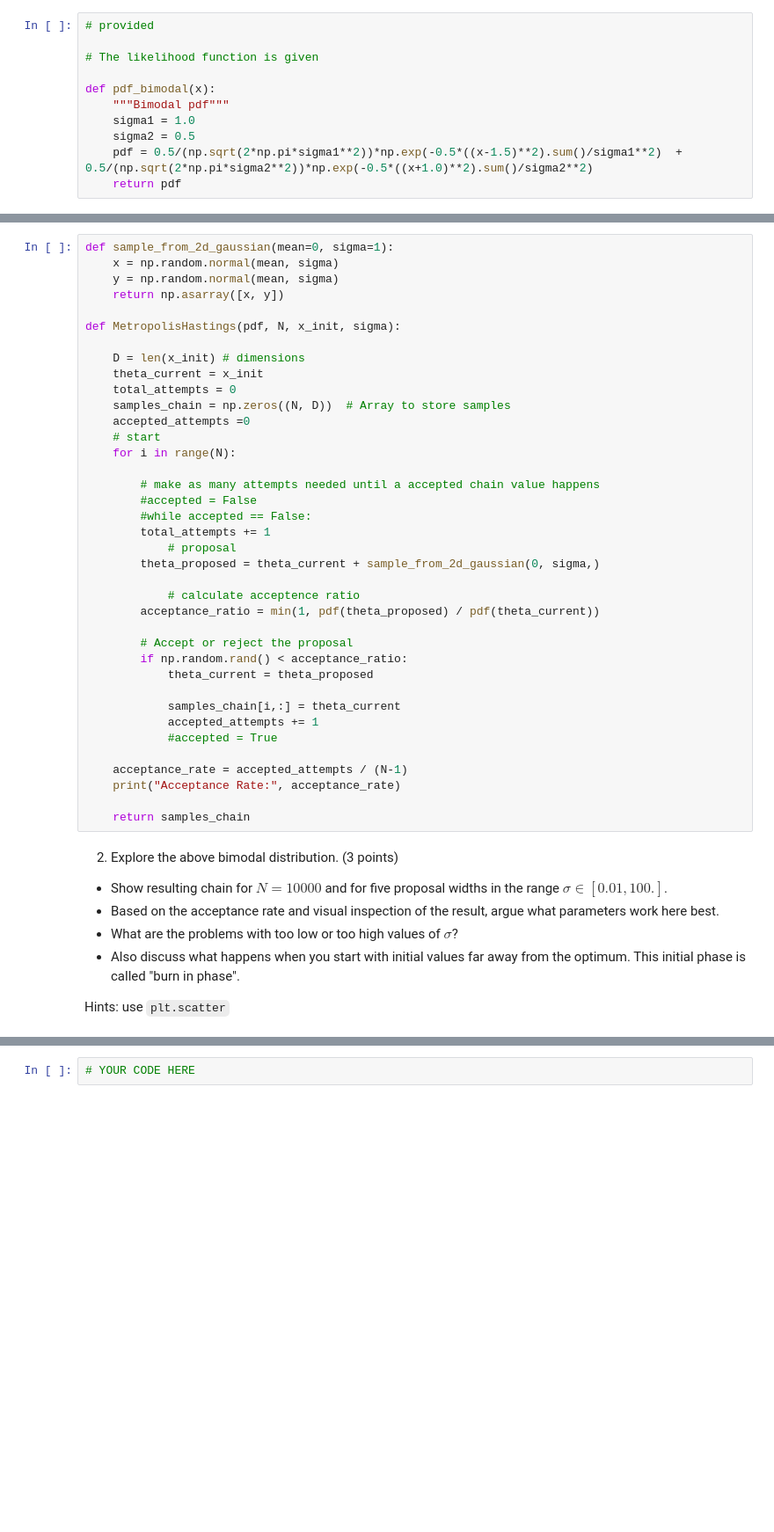
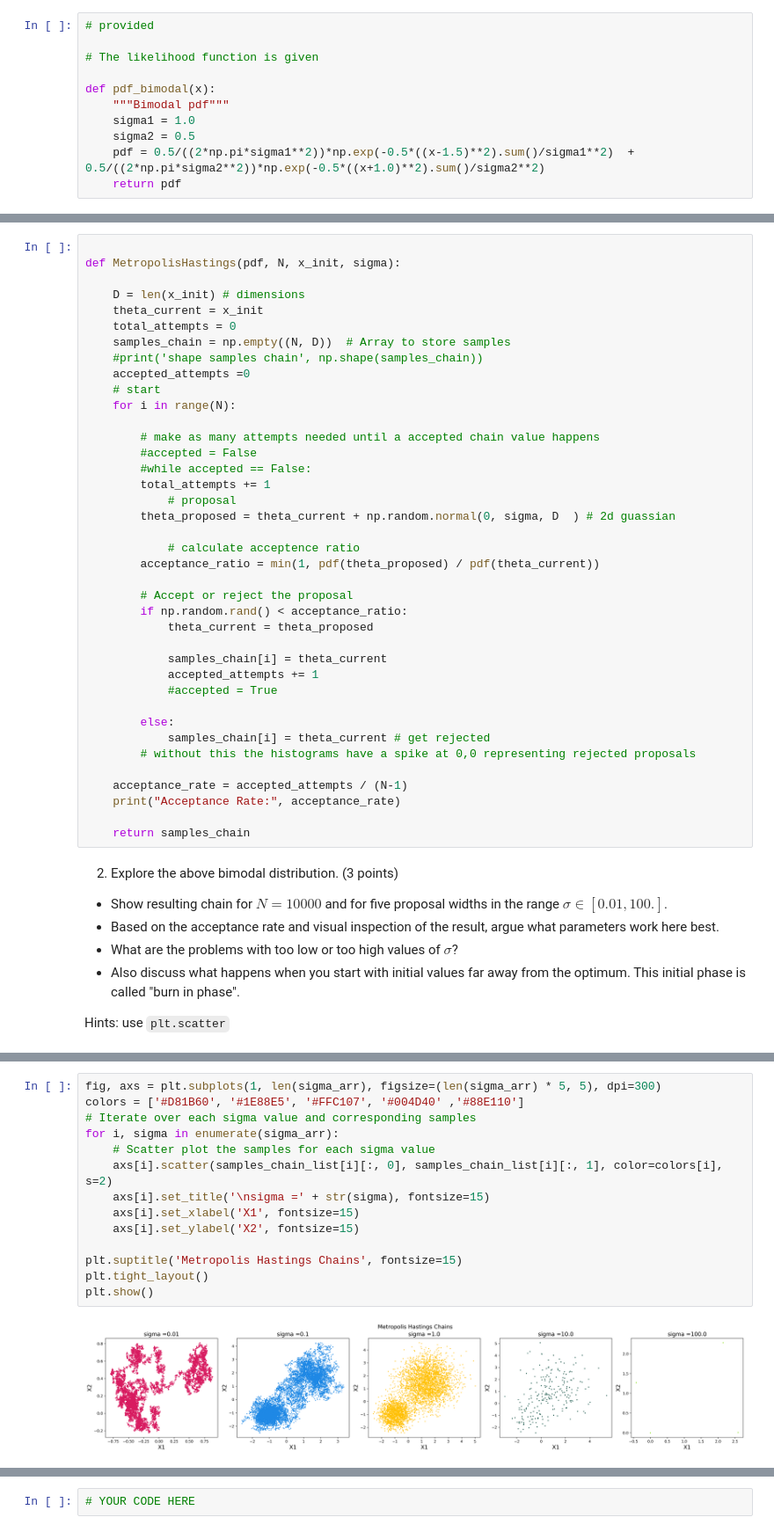
Before and after one commit to afinemax/machine_learning_2024, a Jupyter notebook: hw/ML4PhA_2024_Exercise_sheet_2.ipynb, the cells around one changed output, grey strips where cells are left out. Shown at 88% size. Cells and saved outputs as stored; diff of their text form; blank space fills up the shorter version.

```diff
--- a/hw/ML4PhA_2024_Exercise_sheet_2.ipynb
+++ b/hw/ML4PhA_2024_Exercise_sheet_2.ipynb
@@ -106,7 +106,7 @@ def pdf_bimodal(x):
     """Bimodal pdf"""
     sigma1 = 1.0
     sigma2 = 0.5
-    pdf = 0.5/(np.sqrt(2*np.pi*sigma1**2))*np.exp(-0.5*((x-1.5)**2).sum()/sigma1**2)  +  0.5/(np.sqrt(2*np.pi*sigma2**2))*np.exp(-0.5*((x+1.0)**2).sum()/sigma2**2)
+    pdf = 0.5/((2*np.pi*sigma1**2))*np.exp(-0.5*((x-1.5)**2).sum()/sigma1**2)  +  0.5/((2*np.pi*sigma2**2))*np.exp(-0.5*((x+1.0)**2).sum()/sigma2**2)
     return pdf
 # %% [markdown]
 1. Write your own Metropolish Hastings algorithm. (4 points)
@@ -117,17 +117,14 @@ def pdf_bimodal(x):
 
 Hints: Use `np.random.randn`, `np.random.rand`, `np.array` where appropriate. Write the algorithm such that it works for any dimensions of $\mathbf{x}_0$.
 # %%
-def sample_from_2d_gaussian(mean=0, sigma=1):
-    x = np.random.normal(mean, sigma)
-    y = np.random.normal(mean, sigma)
-    return np.asarray([x, y])
 
 def MetropolisHastings(pdf, N, x_init, sigma):
 
     D = len(x_init) # dimensions
     theta_current = x_init
     total_attempts = 0
-    samples_chain = np.zeros((N, D))  # Array to store samples
+    samples_chain = np.empty((N, D))  # Array to store samples
+    #print('shape samples chain', np.shape(samples_chain))
     accepted_attempts =0
     # start
     for i in range(N):
@@ -137,7 +134,7 @@ def MetropolisHastings(pdf, N, x_init, sigma):
         #while accepted == False:
         total_attempts += 1
             # proposal
-        theta_proposed = theta_current + sample_from_2d_gaussian(0, sigma,)
+        theta_proposed = theta_current + np.random.normal(0, sigma, D  ) # 2d guassian
 
             # calculate acceptence ratio
         acceptance_ratio = min(1, pdf(theta_proposed) / pdf(theta_current))
@@ -146,9 +143,13 @@ def MetropolisHastings(pdf, N, x_init, sigma):
         if np.random.rand() < acceptance_ratio:
             theta_current = theta_proposed
 
-            samples_chain[i,:] = theta_current
+            samples_chain[i] = theta_current
             accepted_attempts += 1
             #accepted = True
+
+        else:
+            samples_chain[i] = theta_current # get rejected
+        # without this the histograms have a spike at 0,0 representing rejected proposals
 
     acceptance_rate = accepted_attempts / (N-1)
     print("Acceptance Rate:", acceptance_rate)
@@ -198 +182,17 @@ for i in range(len(sigma_arr)):
+# %%
+fig, axs = plt.subplots(1, len(sigma_arr), figsize=(len(sigma_arr) * 5, 5), dpi=300)
+colors = ['#D81B60', '#1E88E5', '#FFC107', '#004D40' ,'#88E110']
+# Iterate over each sigma value and corresponding samples
+for i, sigma in enumerate(sigma_arr):
+    # Scatter plot the samples for each sigma value
+    axs[i].scatter(samples_chain_list[i][:, 0], samples_chain_list[i][:, 1], color=colors[i], s=2)
+    axs[i].set_title('\nsigma =' + str(sigma), fontsize=15)
+    axs[i].set_xlabel('X1', fontsize=15)
+    axs[i].set_ylabel('X2', fontsize=15)
+
+plt.suptitle('Metropolis Hastings Chains', fontsize=15)
+plt.tight_layout()
+plt.show()
+# %% [output]
+[figure, added]
 # %%
```
Also changed, not shown: parts of 5 cells of this notebook.
